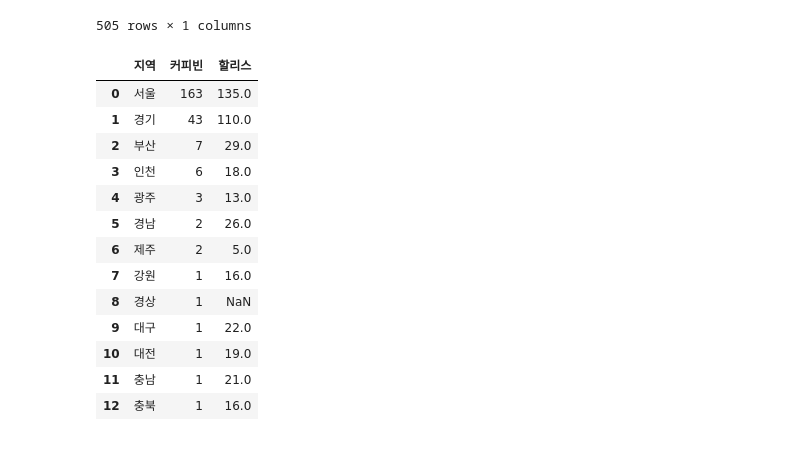
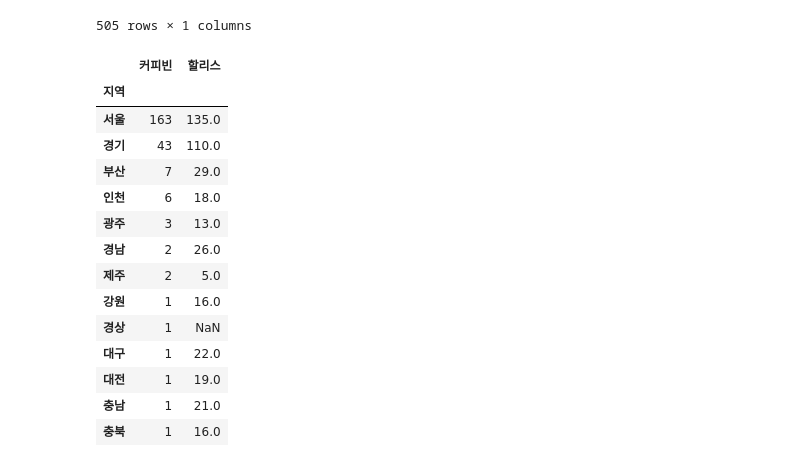
Before and after one commit to water4360/Basic-Python, a Jupyter notebook: textMining/231011_Scrapping_DynamicWebPage.ipynb, the cells around one changed output. Cells and saved outputs as stored; diff of their text form; code cells hidden in the pictures.

```diff
--- a/textMining/231011_Scrapping_DynamicWebPage.ipynb
+++ b/textMining/231011_Scrapping_DynamicWebPage.ipynb
@@ -150,34 +150,35 @@ h_area_df
 # %%
 b_area_category = []
 for i in range(len(b_address)):
     if len(b_address[i][0]) > 2:
         b_area_category.append(b_address[i][0][:2])
     else:
         b_area_category.append(b_address[i][0])
 # print(len(area_category))
 
 b_area_df = pd.DataFrame(b_area_category, columns=['지역'])
 
 cafe_cnt = pd.DataFrame()
 cafe_cnt['커피빈'] = b_area_df.value_counts()
 cafe_cnt['할리스'] = h_area_df.value_counts()
-cafe_cnt.reset_index(inplace=True, drop=False)
+# cafe_cnt.reset_index(inplace=True, drop=False)
 cafe_cnt
 # print(len(area_df))
 # print(area_df['area'].unique()) # 어떤 지역들이 있나 확인
 # print(area_df.value_counts()) # 지역별 개수 확인
 # %% [output]
-|  | 지역 | 커피빈 | 할리스 |
-| 0 | 서울 | 163 | 135.0 |
-| 1 | 경기 | 43 | 110.0 |
-| 2 | 부산 | 7 | 29.0 |
-| 3 | 인천 | 6 | 18.0 |
-| 4 | 광주 | 3 | 13.0 |
-| 5 | 경남 | 2 | 26.0 |
-| 6 | 제주 | 2 | 5.0 |
-| 7 | 강원 | 1 | 16.0 |
-| 8 | 경상 | 1 | NaN |
-| 9 | 대구 | 1 | 22.0 |
-| 10 | 대전 | 1 | 19.0 |
-| 11 | 충남 | 1 | 21.0 |
-| 12 | 충북 | 1 | 16.0 |
+|  | 커피빈 | 할리스 |
+| 지역 |  |  |
+| 서울 | 163 | 135.0 |
+| 경기 | 43 | 110.0 |
+| 부산 | 7 | 29.0 |
+| 인천 | 6 | 18.0 |
+| 광주 | 3 | 13.0 |
+| 경남 | 2 | 26.0 |
+| 제주 | 2 | 5.0 |
+| 강원 | 1 | 16.0 |
+| 경상 | 1 | NaN |
+| 대구 | 1 | 22.0 |
+| 대전 | 1 | 19.0 |
+| 충남 | 1 | 21.0 |
+| 충북 | 1 | 16.0 |
```
Also changed, not shown: 2 other files.
